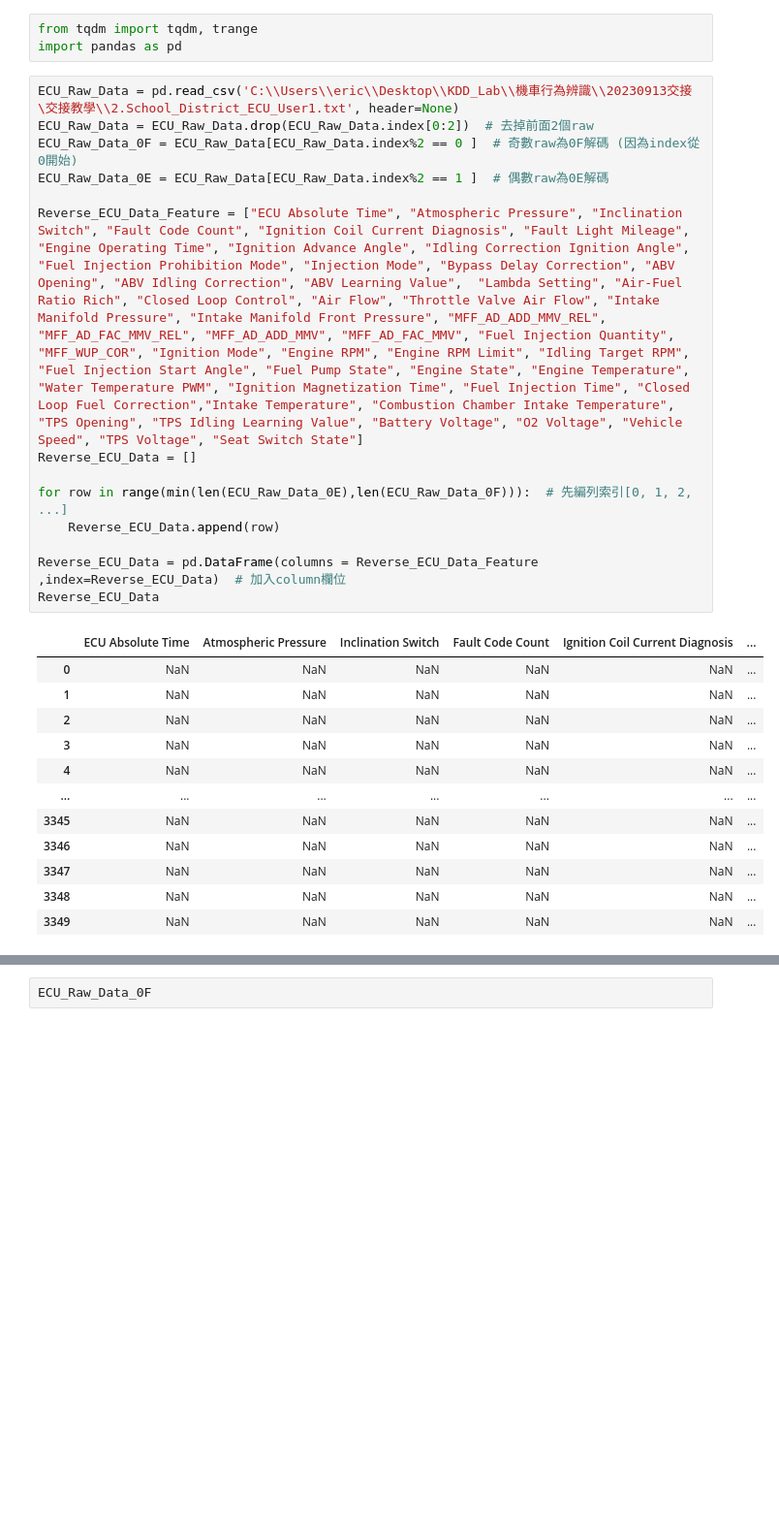
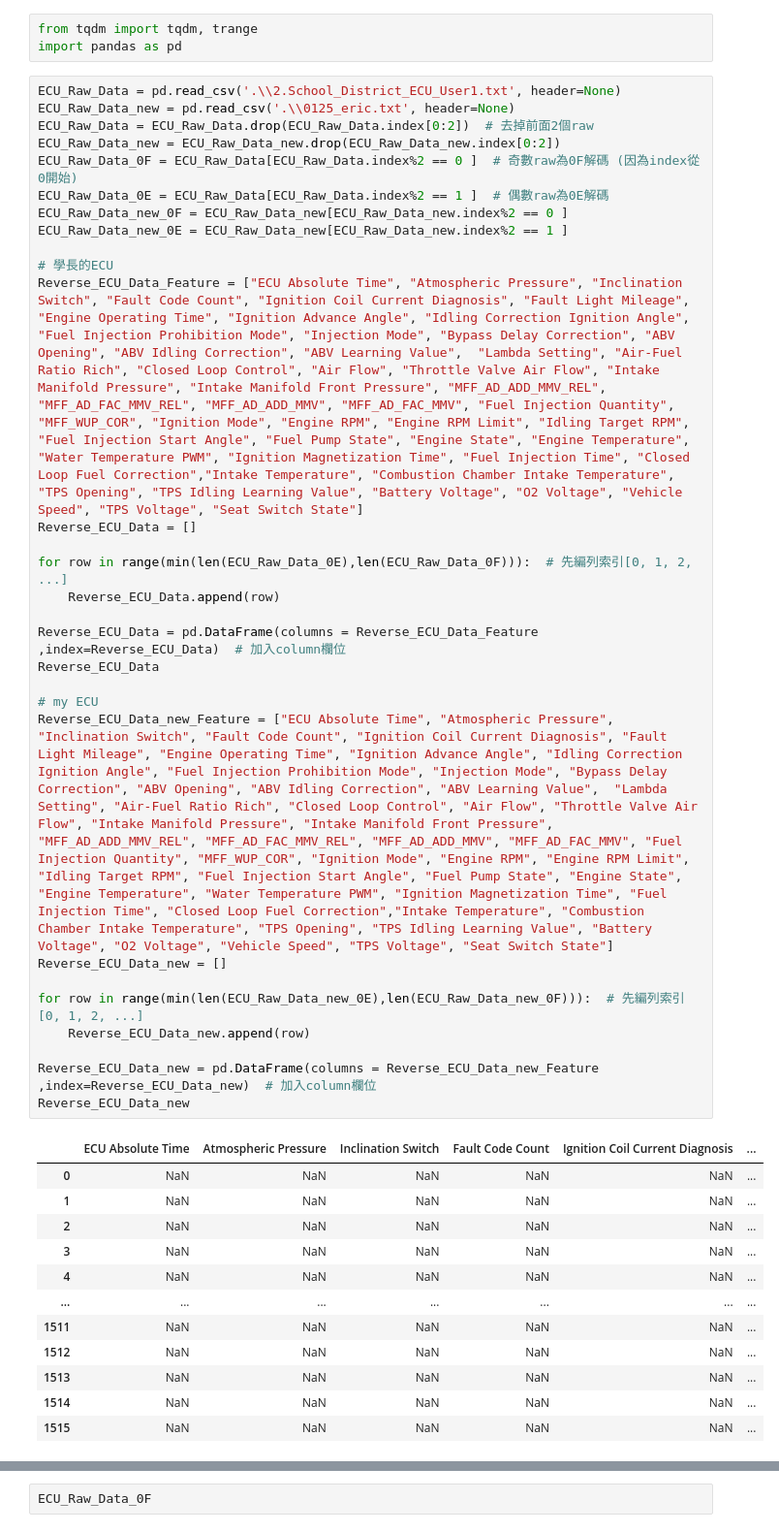
Before and after one commit to SROP6313/Motor_RideTrack, a Jupyter notebook: ECU_Analyze.ipynb, the cells around one changed output, grey strips where cells are left out. Shown at 97% size. Saved outputs shown, nothing was run; the diff lists cells and outputs as text; blank space fills up the shorter version.

```diff
--- a/ECU_Analyze.ipynb
+++ b/ECU_Analyze.ipynb
@@ -2,29 +2,44 @@
 from tqdm import tqdm, trange
 import pandas as pd
 # %%
-ECU_Raw_Data = pd.read_csv('C:\\Users\\eric\\Desktop\\KDD_Lab\\機車行為辨識\\20230913交接\交接教學\\2.School_District_ECU_User1.txt', header=None)
+ECU_Raw_Data = pd.read_csv('.\\2.School_District_ECU_User1.txt', header=None)
+ECU_Raw_Data_new = pd.read_csv('.\\0125_eric.txt', header=None)
 ECU_Raw_Data = ECU_Raw_Data.drop(ECU_Raw_Data.index[0:2])  # 去掉前面2個raw
+ECU_Raw_Data_new = ECU_Raw_Data_new.drop(ECU_Raw_Data_new.index[0:2])
 ECU_Raw_Data_0F = ECU_Raw_Data[ECU_Raw_Data.index%2 == 0 ]  # 奇數raw為0F解碼 (因為index從0開始)
 ECU_Raw_Data_0E = ECU_Raw_Data[ECU_Raw_Data.index%2 == 1 ]  # 偶數raw為0E解碼
+ECU_Raw_Data_new_0F = ECU_Raw_Data_new[ECU_Raw_Data_new.index%2 == 0 ]
+ECU_Raw_Data_new_0E = ECU_Raw_Data_new[ECU_Raw_Data_new.index%2 == 1 ]
 
+# 學長的ECU
 Reverse_ECU_Data_Feature = ["ECU Absolute Time", "Atmospheric Pressure", "Inclination Switch", "Fault Code Count", "Ignition Coil Current Diagnosis", "Fault Light Mileage", "Engine Operating Time", "Ignition Advance Angle", "Idling Correction Ignition Angle", "Fuel Injection Prohibition Mode", "Injection Mode", "Bypass Delay Correction", "ABV Opening", "ABV Idling Correction", "ABV Learning Value",  "Lambda Setting", "Air-Fuel Ratio Rich", "Closed Loop Control", "Air Flow", "Throttle Valve Air Flow", "Intake Manifold Pressure", "Intake Manifold Front Pressure", "MFF_AD_ADD_MMV_REL", "MFF_AD_FAC_MMV_REL", "MFF_AD_ADD_MMV", "MFF_AD_FAC_MMV", "Fuel Injection Quantity", "MFF_WUP_COR", "Ignition Mode", "Engine RPM", "Engine RPM Limit", "Idling Target RPM", "Fuel Injection Start Angle", "Fuel Pump State", "Engine State", "Engine Temperature", "Water Temperature PWM", "Ignition Magnetization Time", "Fuel Injection Time", "Closed Loop Fuel Correction","Intake Temperature", "Combustion Chamber Intake Temperature", "TPS Opening", "TPS Idling Learning Value", "Battery Voltage", "O2 Voltage", "Vehicle Speed", "TPS Voltage", "Seat Switch State"]
 Reverse_ECU_Data = []
 
 for row in range(min(len(ECU_Raw_Data_0E),len(ECU_Raw_Data_0F))):  # 先編列索引[0, 1, 2, ...]
     Reverse_ECU_Data.append(row)
 
 Reverse_ECU_Data = pd.DataFrame(columns = Reverse_ECU_Data_Feature ,index=Reverse_ECU_Data)  # 加入column欄位
 Reverse_ECU_Data
+
+# my ECU
+Reverse_ECU_Data_new_Feature = ["ECU Absolute Time", "Atmospheric Pressure", "Inclination Switch", "Fault Code Count", "Ignition Coil Current Diagnosis", "Fault Light Mileage", "Engine Operating Time", "Ignition Advance Angle", "Idling Correction Ignition Angle", "Fuel Injection Prohibition Mode", "Injection Mode", "Bypass Delay Correction", "ABV Opening", "ABV Idling Correction", "ABV Learning Value",  "Lambda Setting", "Air-Fuel Ratio Rich", "Closed Loop Control", "Air Flow", "Throttle Valve Air Flow", "Intake Manifold Pressure", "Intake Manifold Front Pressure", "MFF_AD_ADD_MMV_REL", "MFF_AD_FAC_MMV_REL", "MFF_AD_ADD_MMV", "MFF_AD_FAC_MMV", "Fuel Injection Quantity", "MFF_WUP_COR", "Ignition Mode", "Engine RPM", "Engine RPM Limit", "Idling Target RPM", "Fuel Injection Start Angle", "Fuel Pump State", "Engine State", "Engine Temperature", "Water Temperature PWM", "Ignition Magnetization Time", "Fuel Injection Time", "Closed Loop Fuel Correction","Intake Temperature", "Combustion Chamber Intake Temperature", "TPS Opening", "TPS Idling Learning Value", "Battery Voltage", "O2 Voltage", "Vehicle Speed", "TPS Voltage", "Seat Switch State"]
+Reverse_ECU_Data_new = []
+
+for row in range(min(len(ECU_Raw_Data_new_0E),len(ECU_Raw_Data_new_0F))):  # 先編列索引[0, 1, 2, ...]
+    Reverse_ECU_Data_new.append(row)
+
+Reverse_ECU_Data_new = pd.DataFrame(columns = Reverse_ECU_Data_new_Feature ,index=Reverse_ECU_Data_new)  # 加入column欄位
+Reverse_ECU_Data_new
 # %% [output]
 |  | ECU Absolute Time | Atmospheric Pressure | Inclination Switch | Fault Code Count | Ignition Coil Current Diagnosis | ... |
 | 0 | NaN | NaN | NaN | NaN | NaN | ... |
 | 1 | NaN | NaN | NaN | NaN | NaN | ... |
 | 2 | NaN | NaN | NaN | NaN | NaN | ... |
 | 3 | NaN | NaN | NaN | NaN | NaN | ... |
 | 4 | NaN | NaN | NaN | NaN | NaN | ... |
 | ... | ... | ... | ... | ... | ... | ... |
-| 3345 | NaN | NaN | NaN | NaN | NaN | ... |
-| 3346 | NaN | NaN | NaN | NaN | NaN | ... |
-| 3347 | NaN | NaN | NaN | NaN | NaN | ... |
-| 3348 | NaN | NaN | NaN | NaN | NaN | ... |
-| 3349 | NaN | NaN | NaN | NaN | NaN | ... |
+| 1511 | NaN | NaN | NaN | NaN | NaN | ... |
+| 1512 | NaN | NaN | NaN | NaN | NaN | ... |
+| 1513 | NaN | NaN | NaN | NaN | NaN | ... |
+| 1514 | NaN | NaN | NaN | NaN | NaN | ... |
+| 1515 | NaN | NaN | NaN | NaN | NaN | ... |
```
Also changed, not shown: parts of 15 cells of this notebook, 1 other file.
